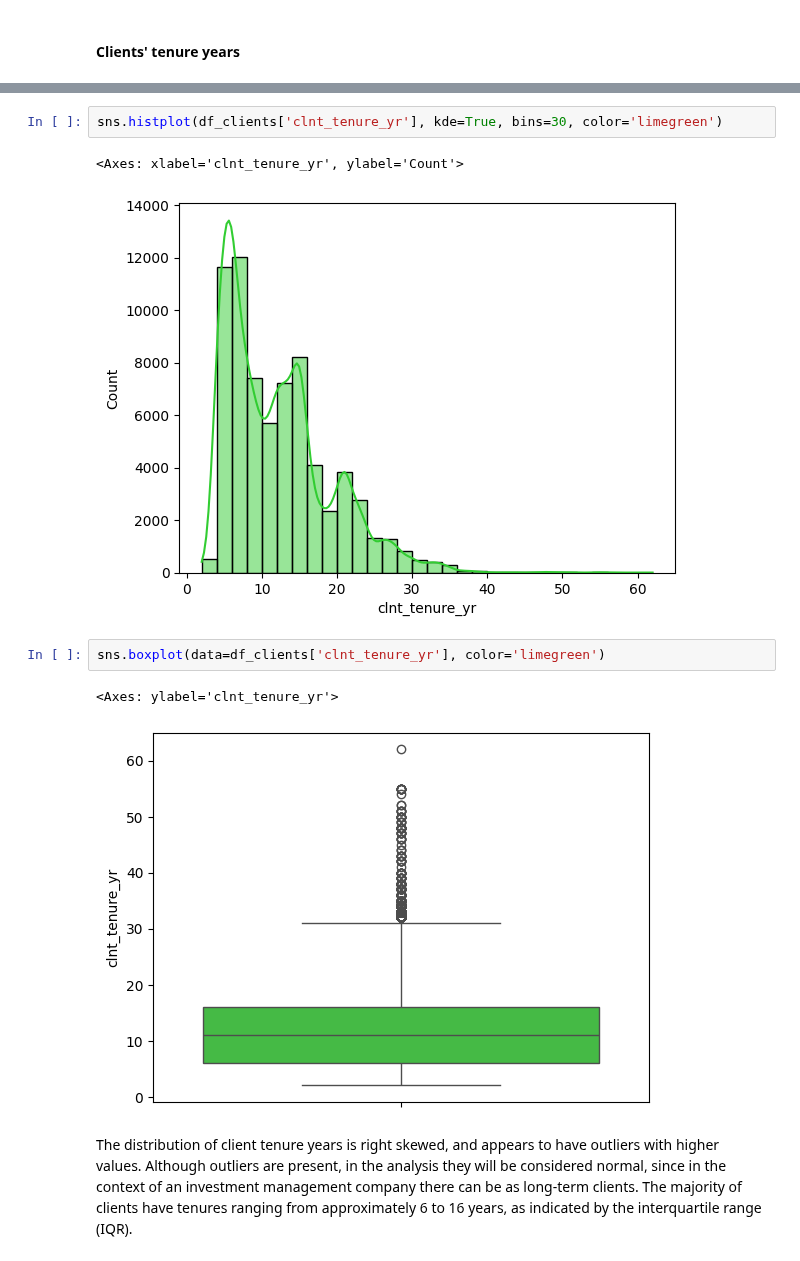
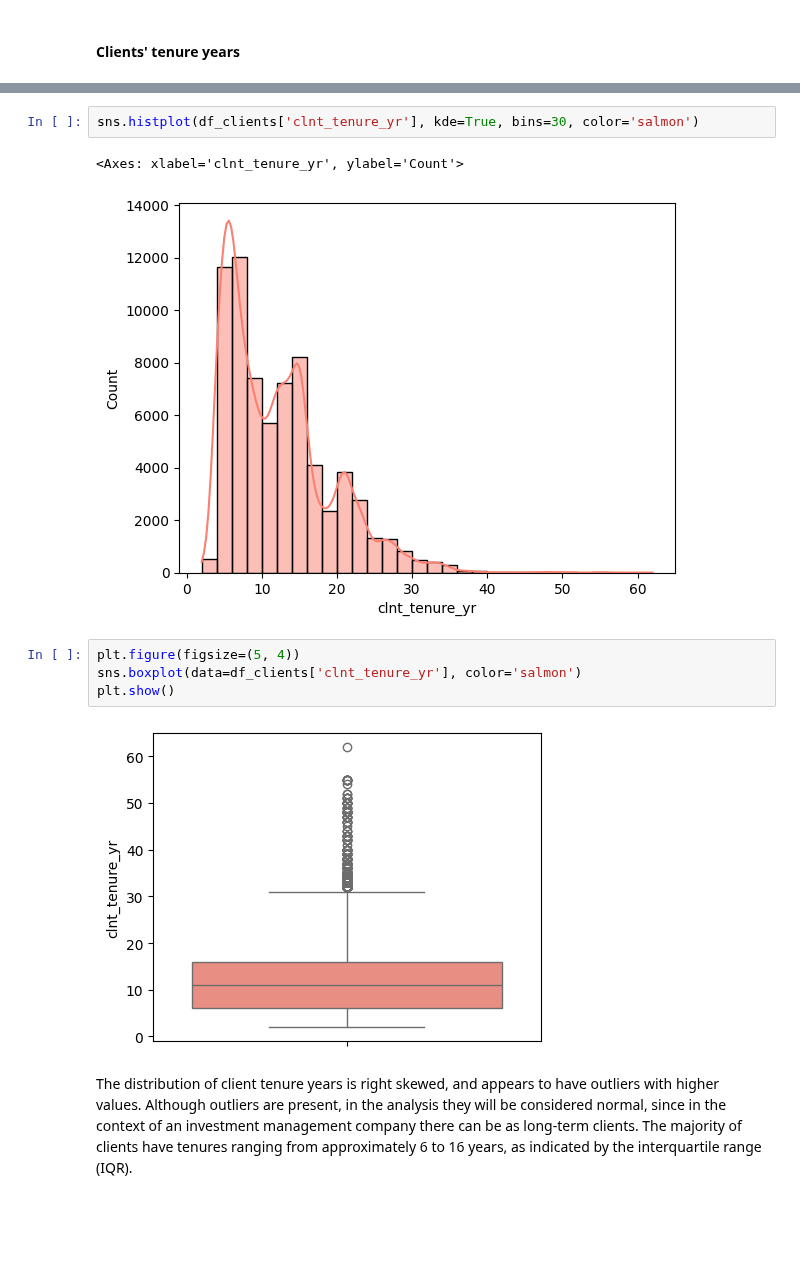
Before and after one commit to dimitsagk/AB_Testing_Analysis, a Jupyter notebook: notebooks/Project_2_02Cleaning+EDA.ipynb, the cells around one changed output, grey strips where cells are left out. Cells and saved outputs as stored; diff of their text form; blank space fills up the shorter version.

```diff
--- a/notebooks/Project_2_02Cleaning+EDA.ipynb
+++ b/notebooks/Project_2_02Cleaning+EDA.ipynb
@@ -124,13 +71,14 @@ print(df_clients['clnt_tenure_yr'].max() - df_clients['clnt_age'].min()) # range
 # %%
-sns.histplot(df_clients['clnt_tenure_yr'], kde=True, bins=30, color='limegreen')
+sns.histplot(df_clients['clnt_tenure_yr'], kde=True, bins=30, color='salmon')
 # %% [output]
 <Axes: xlabel='clnt_tenure_yr', ylabel='Count'>
-[figure, old version]
+[figure, new version]
 # %%
-sns.boxplot(data=df_clients['clnt_tenure_yr'], color='limegreen')
+plt.figure(figsize=(5, 4))
+sns.boxplot(data=df_clients['clnt_tenure_yr'], color='salmon')
+plt.show()
 # %% [output]
-<Axes: ylabel='clnt_tenure_yr'>
-[figure, old version]
+[figure, new version]
 # %% [markdown]
 The distribution of client tenure years is right skewed, and appears to have outliers with higher values. Although outliers are present, in the analysis they will be considered normal, since in the context of an investment management company there can be as long-term clients. The majority of clients have tenures ranging from approximately 6 to 16 years, as indicated by the interquartile range (IQR).
 # %% [markdown]
```
Also changed, not shown: parts of 33 cells of this notebook.
